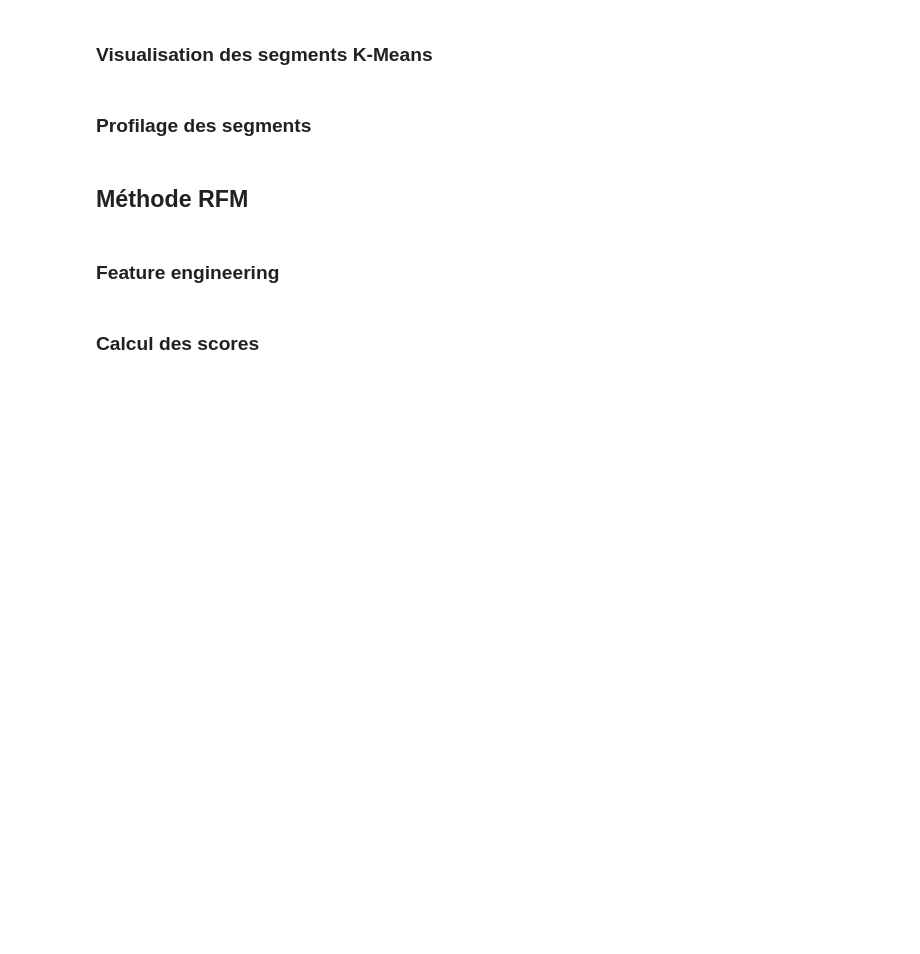
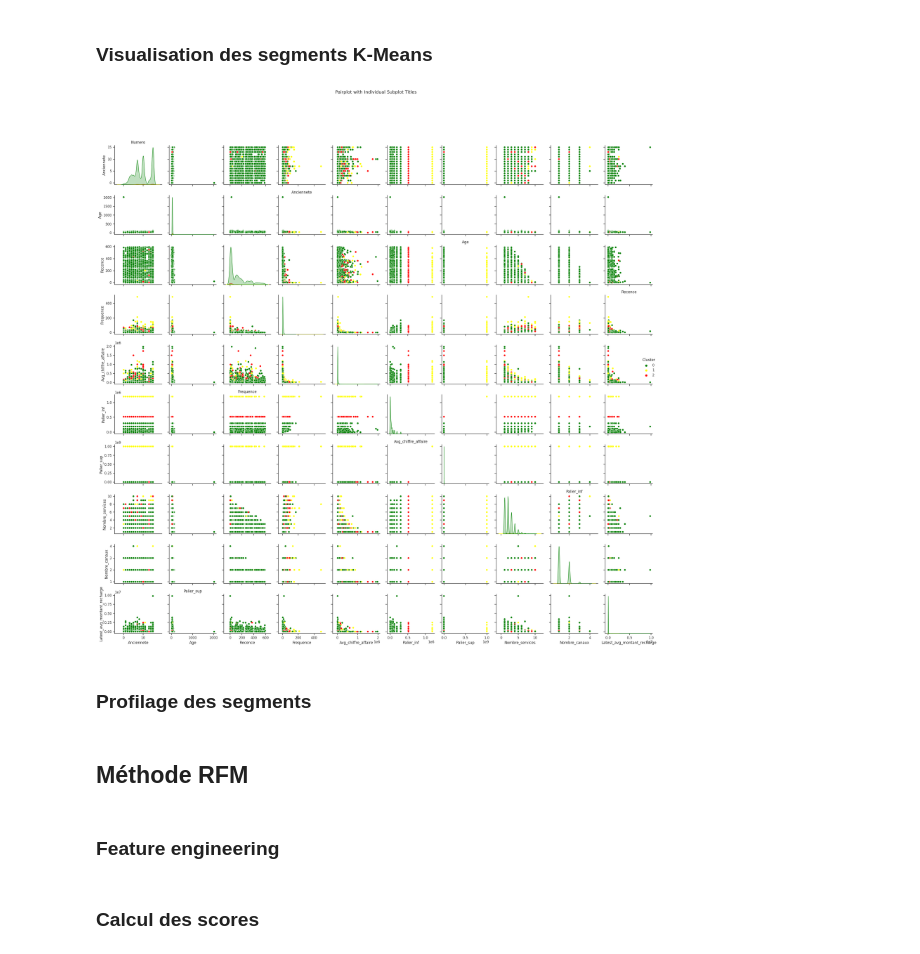
Before and after one commit to momowade221/Notebook_Segmentation_Client_OM, a Jupyter notebook: OM_Segmentation_valeur.ipynb, the cells around one changed output. Saved outputs shown, nothing was run; the diff lists cells and outputs as text; code cells hidden in the pictures; blank space fills up the shorter version.

```diff
--- a/OM_Segmentation_valeur.ipynb
+++ b/OM_Segmentation_valeur.ipynb
@@ -518,5 +883,0 @@ def segmenter_multiservice(df: DataFrame):
-# %%
-# Appeler la fonction pour calculer la segmentation des clientsd
-df_multiservice = segmenter_multiservice(df_prepared)
-# Afficher le résultat
-df_multiservice.show(truncate=False)
@@ -606,0 +1085,2 @@ df_kmeans_created=df_kmeans_create(df_prepared, ["Segment"])
+# %%
+df_kmeans_created=df_kmeans_create(df_transaction=df_transaction_prepared,df_sico=df_sico, df_segment_recharge=df_segment_recharge,df_segment_palier=df_segment_palier, df_segment_multiservice=df_segment_multiservice)
@@ -647,5 +1155,5 @@ def elbow_method(df, feature_columns):
     plt.show()
 
 # Exemple d'utilisation
-feature_columns = ["Recence", "Frequence", "MontantTotal", "NombreServices", "SegmentIndex"]
+feature_columns =[ 'Anciennete', 'Age', 'Recence', 'Frequence', 'Avg_chiffre_affaire', 'Palier_inf', 'Palier_sup', 'Nombre_services', 'Nombre_canaux', 'Latest_avg_montant_recharge']
 elbow_method(df_kmeans_created, feature_columns)
@@ -686,9 +1251,9 @@ def df_kmeans_cluster(df, feature_columns, model_path):
 
     return clustered_df
 # %%
-feature_columns = ["Recence", "Frequence", "MontantTotal", "NombreServices", "SegmentIndex"]
+feature_columns =[ 'Anciennete', 'Age', 'Recence', 'Frequence', 'Avg_chiffre_affaire', 'Palier_inf', 'Palier_sup', 'Nombre_services', 'Nombre_canaux', 'Latest_avg_montant_recharge']
 model_path = "#models_OM/model_OM_Kmeans"  # Chemin de sauvegarde du modèle
-optimal_k = 4  # Nombre optimal de clusters
-df_kmeans_modelTrainSave(df_kmeans_created, feature_columns, optimal_k, model_path)
+optimal_k = 3  # Nombre optimal de clusters
+# df_kmeans_modelTrainSave(df_kmeans_created, feature_columns, optimal_k, model_path)
 # %%
 df_kmeans = df_kmeans_cluster(df_kmeans_created, feature_columns, model_path)
@@ -708,3 +1294,26 @@ sns.pairplot(pd_kmeans, hue="Cluster",  palette=cluster_colors)
 
 # Afficher le pairplot
 plt.show()
+# %%
+# Define the color palette
+cluster_colors = ["green", "yellow", "red"]  # Customize these colors
+
+# Create the pairplot using the color palette
+sns.set(style="ticks")
+pairplot = sns.pairplot(pd_kmeans, hue="Cluster", palette=cluster_colors)
+
+# Add an overall title to the pairplot
+pairplot.fig.suptitle("Pairplot with Individual Subplot Titles", y=1.02)
+
+# Add titles to each individual subplot
+for i, ax in enumerate(pairplot.axes.flat):
+    if i % (len(pd_kmeans.columns) + 1) == 0:
+        ax.set_title(pd_kmeans.columns[i // (len(pd_kmeans.columns) + 1)])
+
+# Adjust the layout for the titles
+plt.tight_layout(rect=[0, 0, 1, 0.95])
+
+# Show the pairplot
+plt.show()
+# %% [output]
+[figure, added]
```
Also changed, not shown: parts of 85 cells of this notebook.
